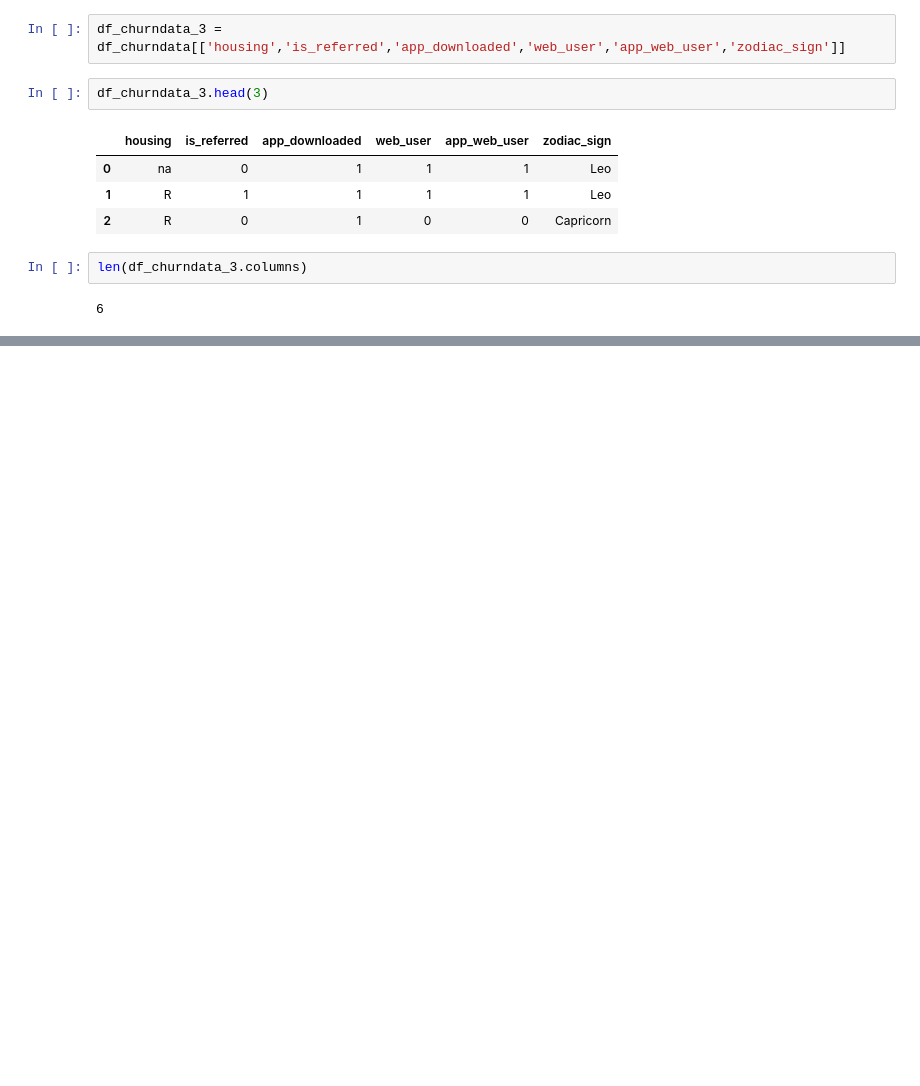
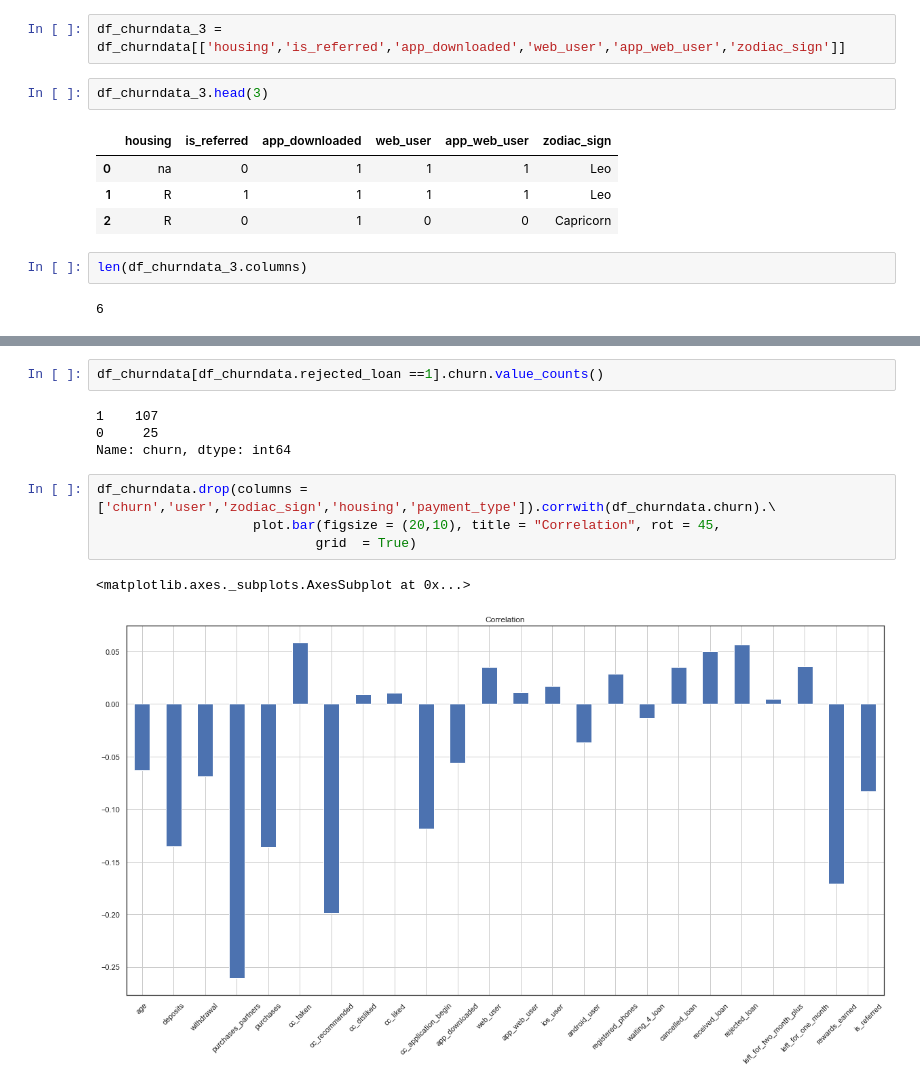
Before and after one commit to allenvarughese22/Machine-Learning-Projects---Learning, a Jupyter notebook: Churn Prediction/Churn_Prediction.ipynb, the cells around one changed output, grey strips where cells are left out. Cells and saved outputs as stored; diff of their text form; blank space fills up the shorter version.

```diff
--- a/Churn Prediction/Churn_Prediction.ipynb
+++ b/Churn Prediction/Churn_Prediction.ipynb
@@ -206,3 +206,16 @@ df_churndata[df_churndata_2.left_for_one_month ==1].churn.value_counts()
 1    266
 0    222
 Name: churn, dtype: int64
+# %%
+df_churndata[df_churndata.rejected_loan ==1].churn.value_counts()
+# %% [output]
+1    107
+0     25
+Name: churn, dtype: int64
+# %%
+df_churndata.drop(columns = ['churn','user','zodiac_sign','housing','payment_type']).corrwith(df_churndata.churn).\
+                    plot.bar(figsize = (20,10), title = "Correlation", rot = 45,
+                            grid  = True)
+# %% [output]
+<matplotlib.axes._subplots.AxesSubplot at 0x...>
+[figure, added]
```
Also changed, not shown: parts of 71 cells of this notebook.
